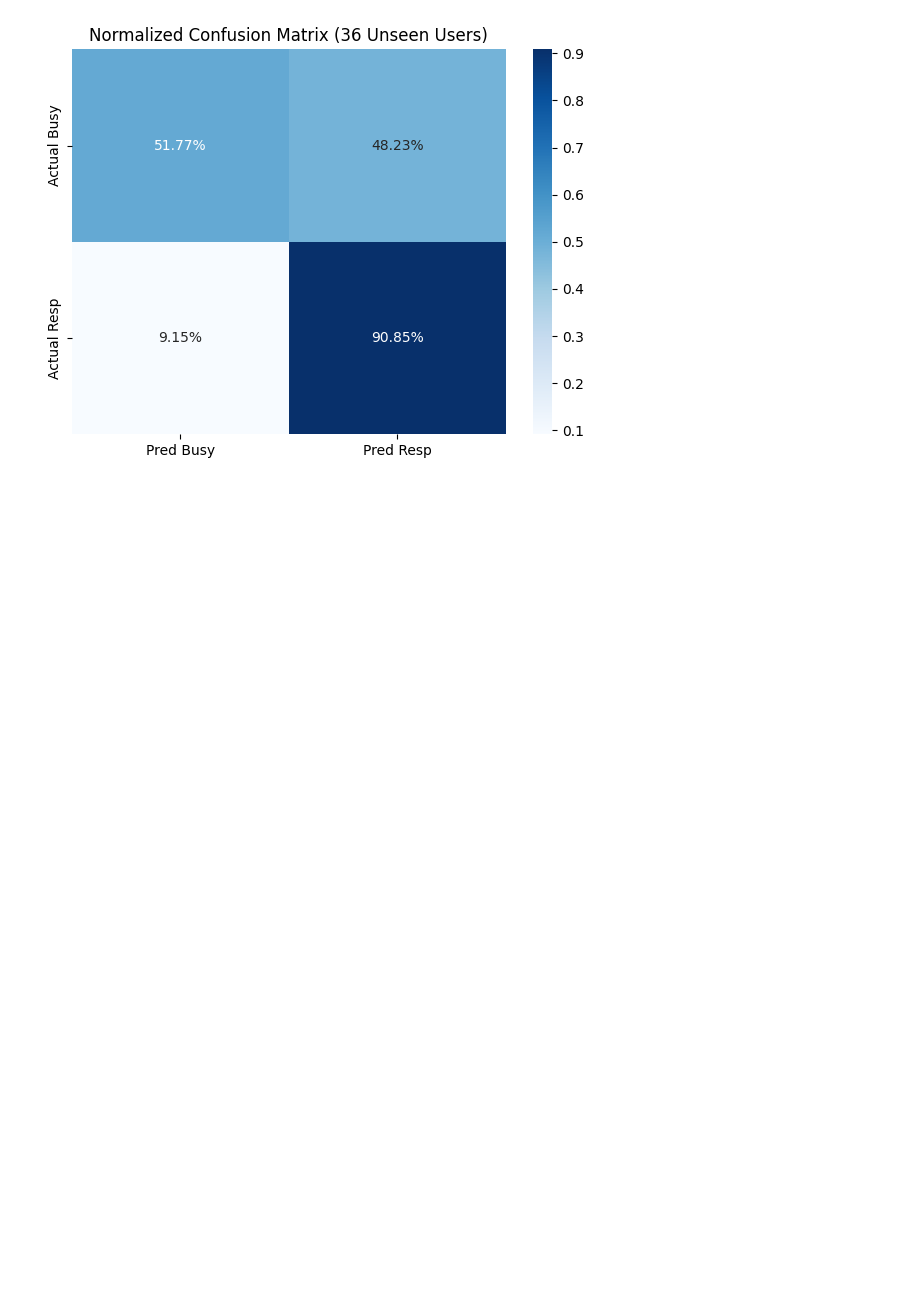
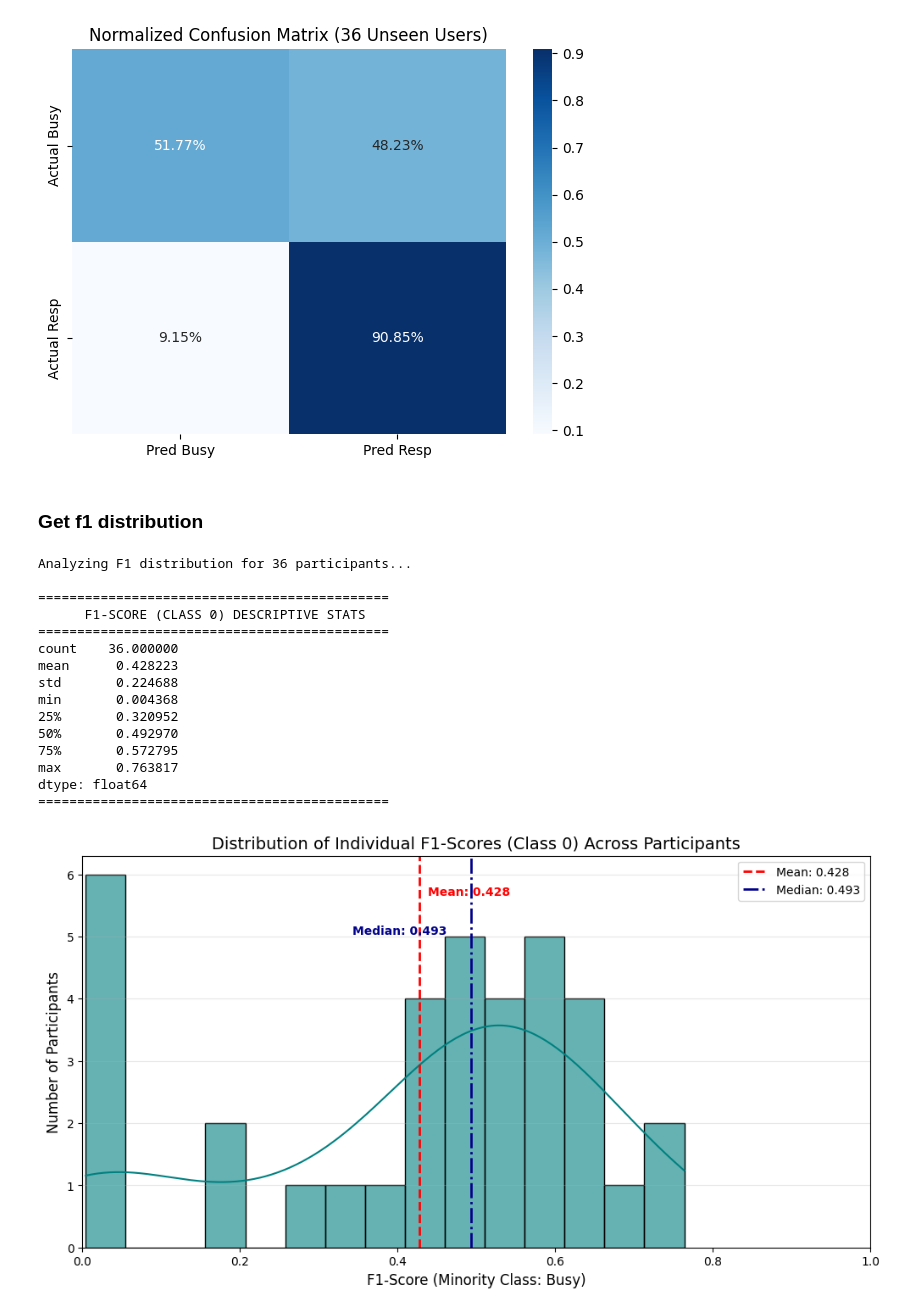
Before and after one commit to adityaponnada/real_time_prompting, a Jupyter notebook: hybrid_rnn.ipynb, the cells around one changed output. Cells and saved outputs as stored; diff of their text form; code cells hidden in the pictures; blank space fills up the shorter version.

Commit message:
Plot the f1 distribution for hybrid model

```diff
--- a/hybrid_rnn.ipynb
+++ b/hybrid_rnn.ipynb
@@ -1437,3 +1437,5 @@ Response (C1)       0.90      0.91      0.90    336249
     macro avg       0.72      0.71      0.72    406382
  weighted avg       0.84      0.84      0.84    406382
 [figure]
+# %% [markdown]
+### Get f1 distribution
@@ -1439,0 +1516,19 @@ Response (C1)       0.90      0.91      0.90    336249
+# %%
+f1_dist = evaluate_f1_distribution('best_within_user_gtcn.h5', X_final, Y_final, heldout_pids, threshold=opt_thresh)
+# %% [output]
+Analyzing F1 distribution for 36 participants...
+
+=============================================
+      F1-SCORE (CLASS 0) DESCRIPTIVE STATS
+=============================================
+count    36.000000
+mean      0.428223
+std       0.224688
+min       0.004368
+25%       0.320952
+50%       0.492970
+75%       0.572795
+max       0.763817
+dtype: float64
+=============================================
+[figure, added]
```
Also changed, not shown: parts of 1 cell of this notebook.
